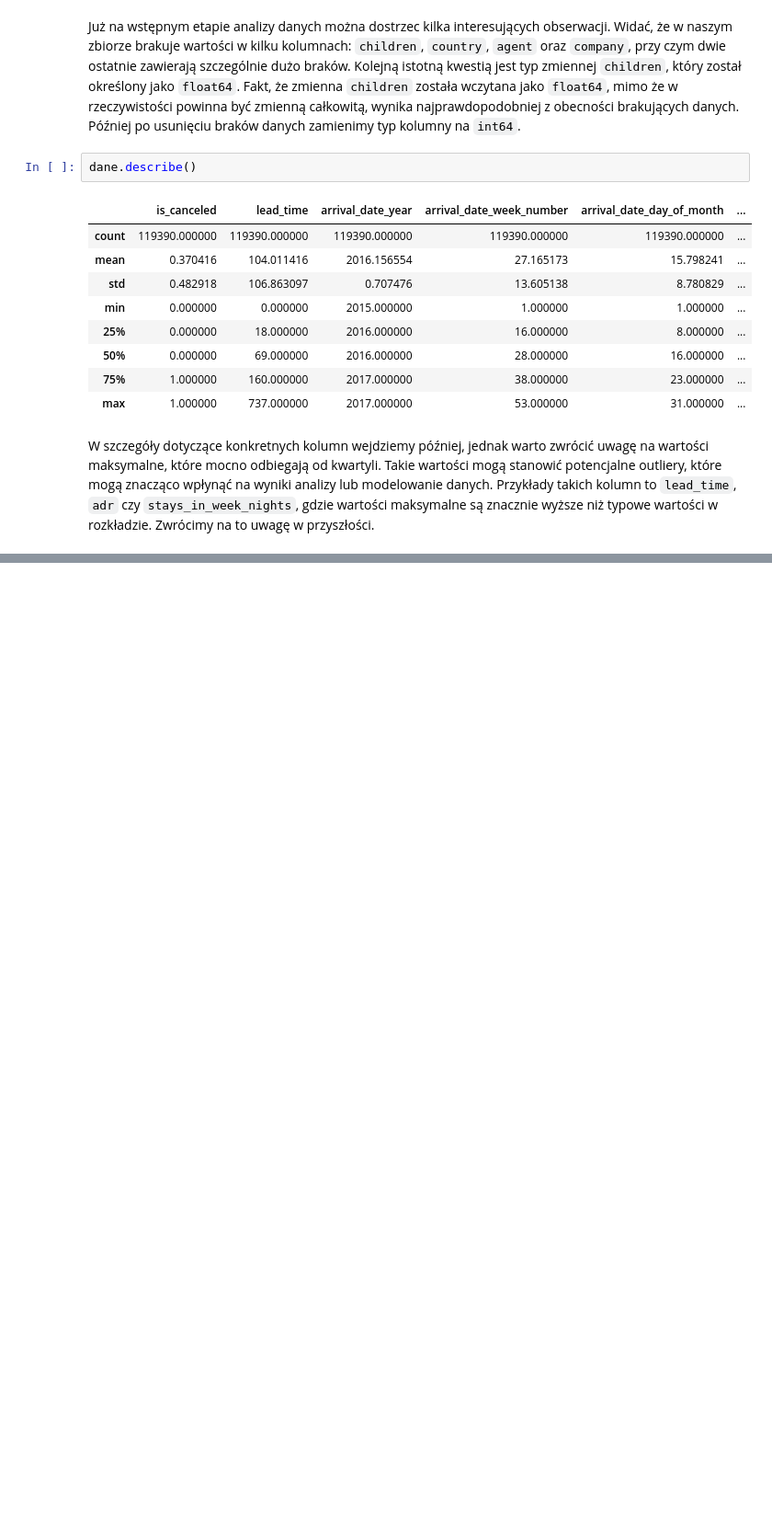
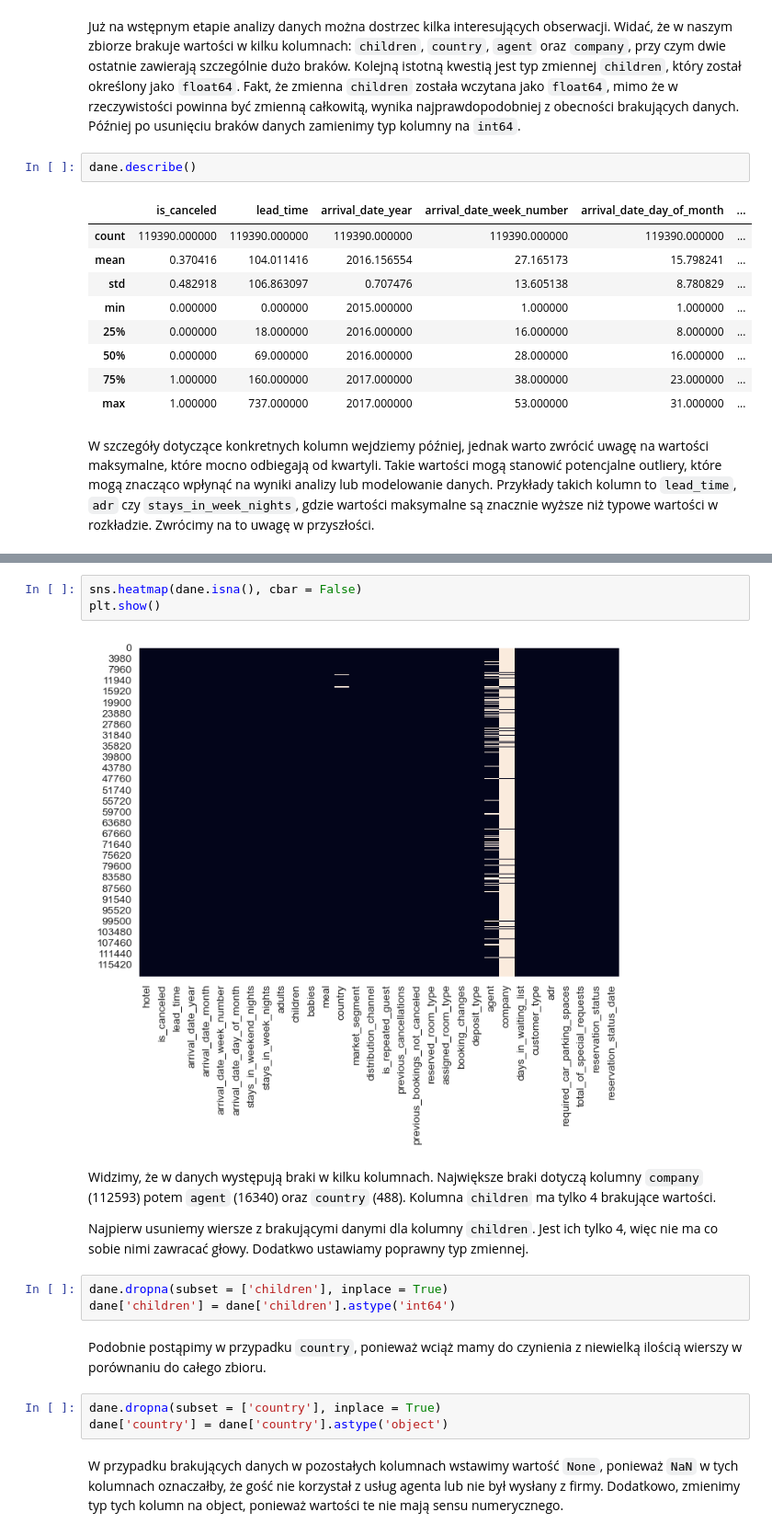
Before and after one commit to SzymonMak/HotelBookingsDataAnalysis, a Jupyter notebook: final_analysis.ipynb, the cells around one changed output, grey strips where cells are left out. Shown at 92% size. Drawn from its saved outputs; the diff is of its cells as text; blank space fills up the shorter version.

```diff
--- a/final_analysis.ipynb
+++ b/final_analysis.ipynb
@@ -108,0 +139,19 @@ W szczegóły dotyczące konkretnych kolumn wejdziemy później, jednak warto zw
+# %%
+sns.heatmap(dane.isna(), cbar = False)
+plt.show()
+# %% [output]
+[figure, added]
+# %% [markdown]
+Widzimy, że w danych występują braki w kilku kolumnach. Największe braki dotyczą kolumny `company` (112593) potem `agent` (16340) oraz `country` (488). Kolumna `children` ma tylko 4 brakujące wartości.
+
+Najpierw usuniemy wiersze z brakującymi danymi dla kolumny `children`. Jest ich tylko 4, więc nie ma co sobie nimi zawracać głowy. Dodatkwo ustawiamy poprawny typ zmiennej.
+# %%
+dane.dropna(subset = ['children'], inplace = True)
+dane['children'] = dane['children'].astype('int64')
+# %% [markdown]
+Podobnie postąpimy w przypadku `country`, ponieważ wciąż mamy do czynienia z niewielką ilością wierszy w porównaniu do całego zbioru.
+# %%
+dane.dropna(subset = ['country'], inplace = True)
+dane['country'] = dane['country'].astype('object')
+# %% [markdown]
+W przypadku brakujących danych w pozostałych kolumnach wstawimy wartość `None`, ponieważ `NaN` w tych kolumnach oznaczałby, że gość nie korzystał z usług agenta lub nie był wysłany z firmy. Dodatkowo, zmienimy typ tych kolumn na object, ponieważ wartości te nie mają sensu numerycznego.
```
Also changed, not shown: parts of 9 cells of this notebook, 1 other file.
